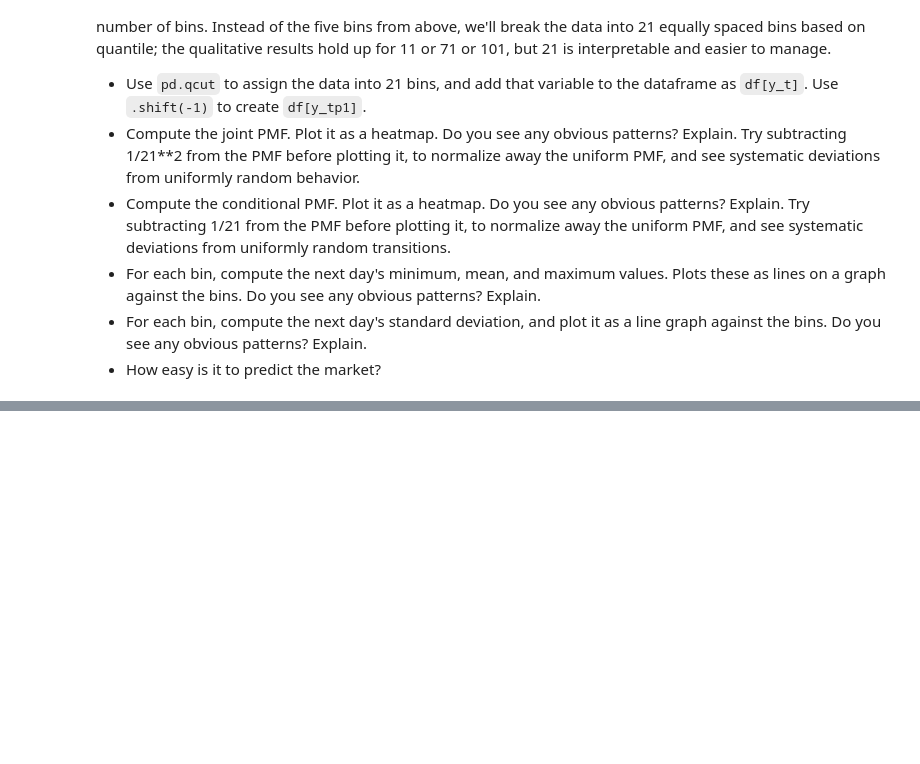
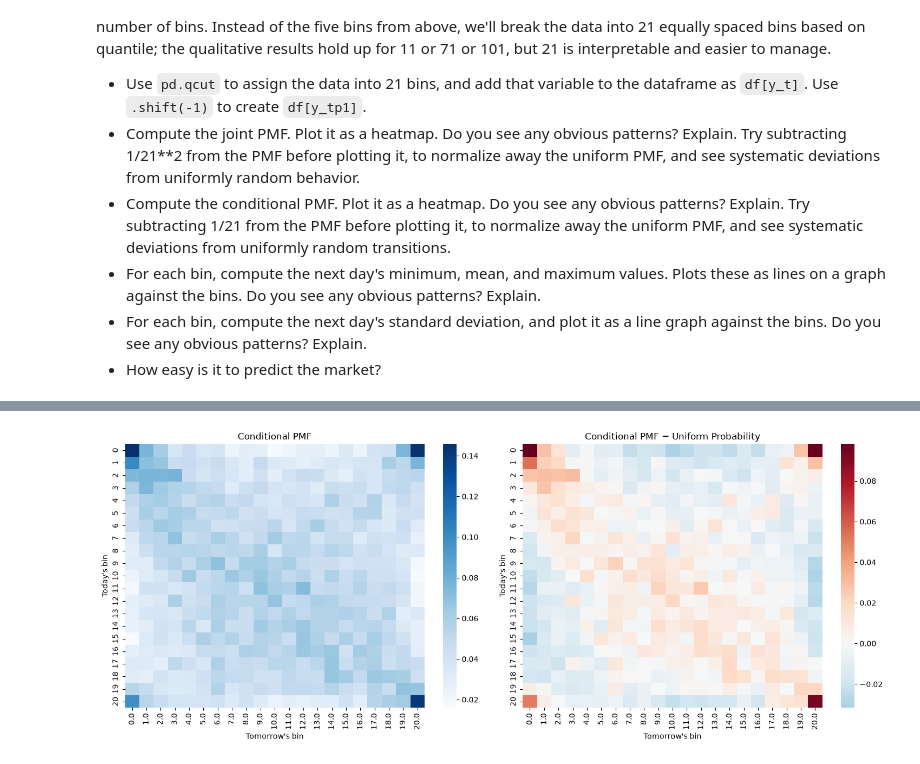
Before and after one commit to jonathan-orellana/uu_markov, a Jupyter notebook: lab_1/lab.ipynb, the cells around one changed output, grey strips where cells are left out. Saved outputs shown, nothing was run; the diff lists cells and outputs as text; code cells hidden in the pictures; blank space fills up the shorter version.

```diff
--- a/lab_1/lab.ipynb
+++ b/lab_1/lab.ipynb
@@ -291,0 +360,25 @@ The choice of five bins was arbitrary. For more realistic or complex models, we'
+# %%
+conditional_pmf = pd.crosstab(
+    df_market_21['y_t'],
+    df_market_21['y_tp1'],
+    normalize='index'
+)
+
+conditional_adjusted = conditional_pmf - 1 / 21
+# %%
+fig, axes = plt.subplots(1, 2, figsize=(15, 6))
+
+sns.heatmap(conditional_pmf, cmap='Blues', ax=axes[0])
+axes[0].set_title('Conditional PMF')
+axes[0].set_xlabel("Tomorrow's bin")
+axes[0].set_ylabel("Today's bin")
+
+sns.heatmap(conditional_adjusted, cmap='RdBu_r', center=0, ax=axes[1])
+axes[1].set_title('Conditional PMF − Uniform Probability')
+axes[1].set_xlabel("Tomorrow's bin")
+axes[1].set_ylabel("Today's bin")
+
+plt.tight_layout()
+plt.show()
+# %% [output]
+[figure, added]
```
Also changed, not shown: parts of 20 cells of this notebook.
